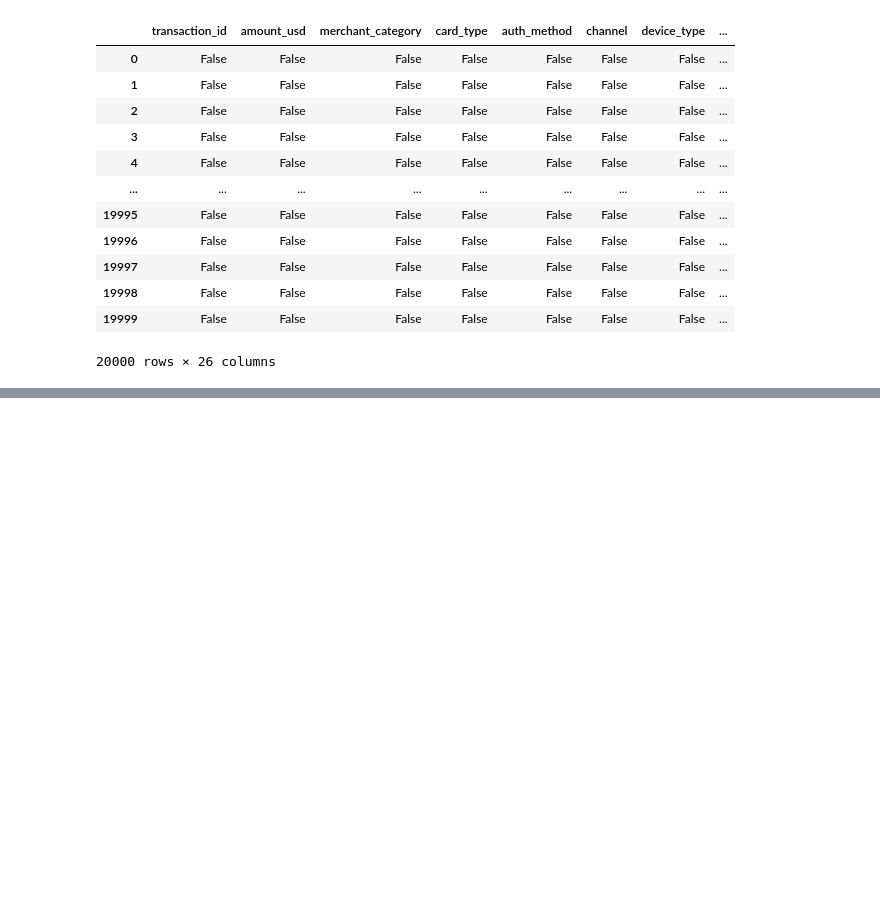
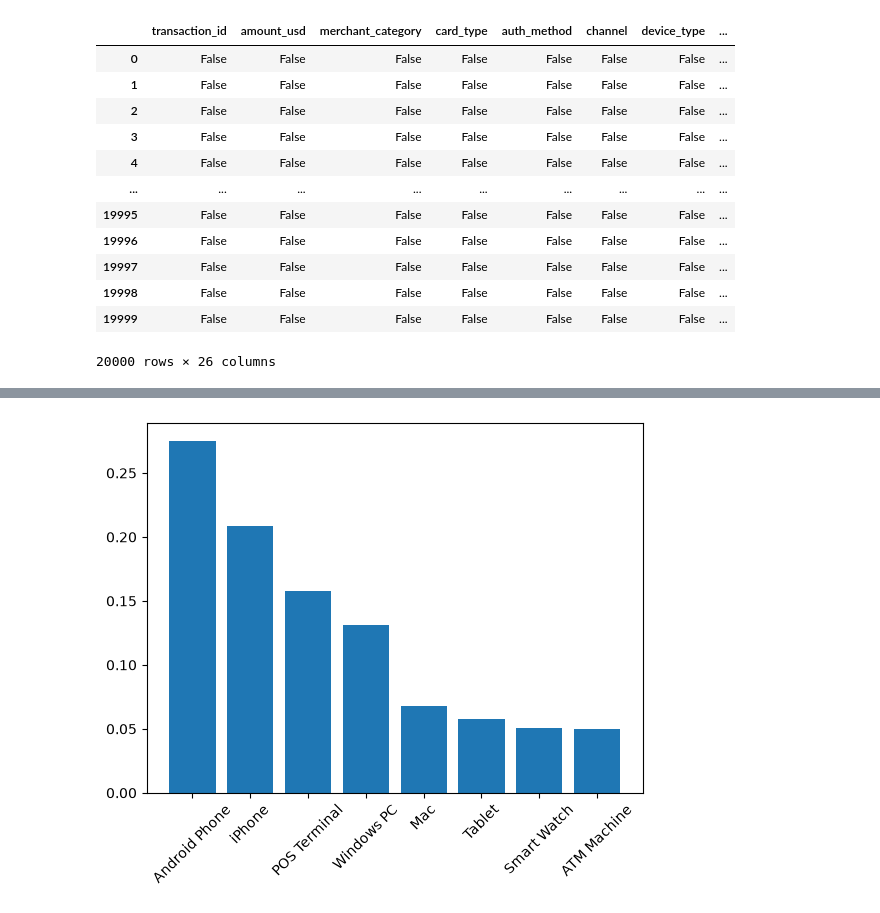
Before and after one commit to naomichen0610/ml-classification-project-1, a Jupyter notebook: notebooks/01_eda.ipynb, the cells around one changed output, grey strips where cells are left out. Cells and saved outputs as stored; diff of their text form; code cells hidden in the pictures; blank space fills up the shorter version.

```diff
--- a/notebooks/01_eda.ipynb
+++ b/notebooks/01_eda.ipynb
@@ -78,0 +282,7 @@ df.isna()
+# %%
+a=df["device_type"].value_counts(normalize=True)
+plt.bar(a.index, a.values)
+plt.xticks(rotation=45)
+plt.show()
+# %% [output]
+[figure, added]
```
Also changed, not shown: parts of 31 cells of this notebook.
